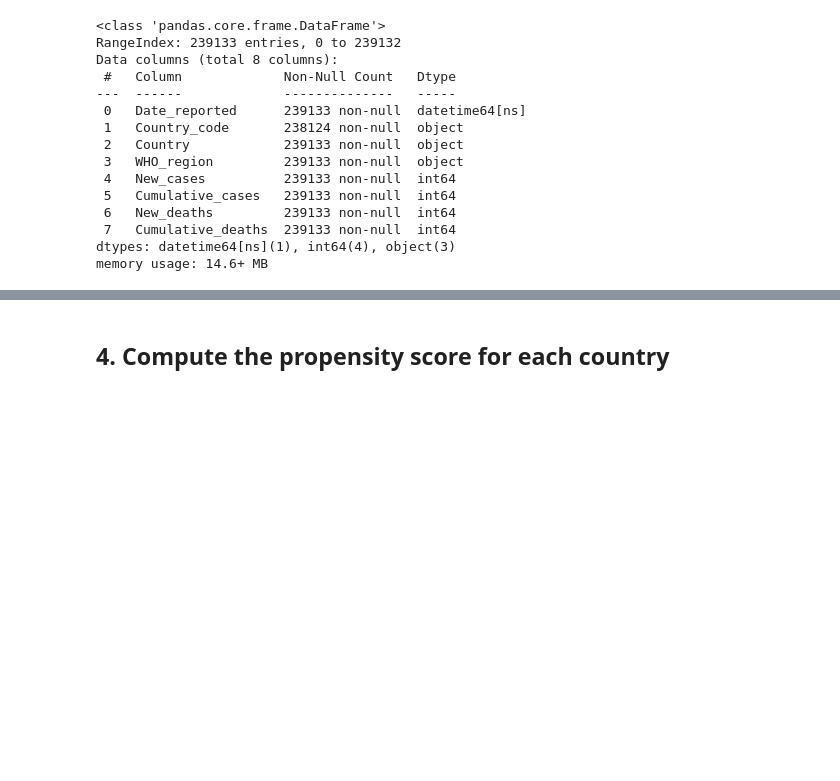
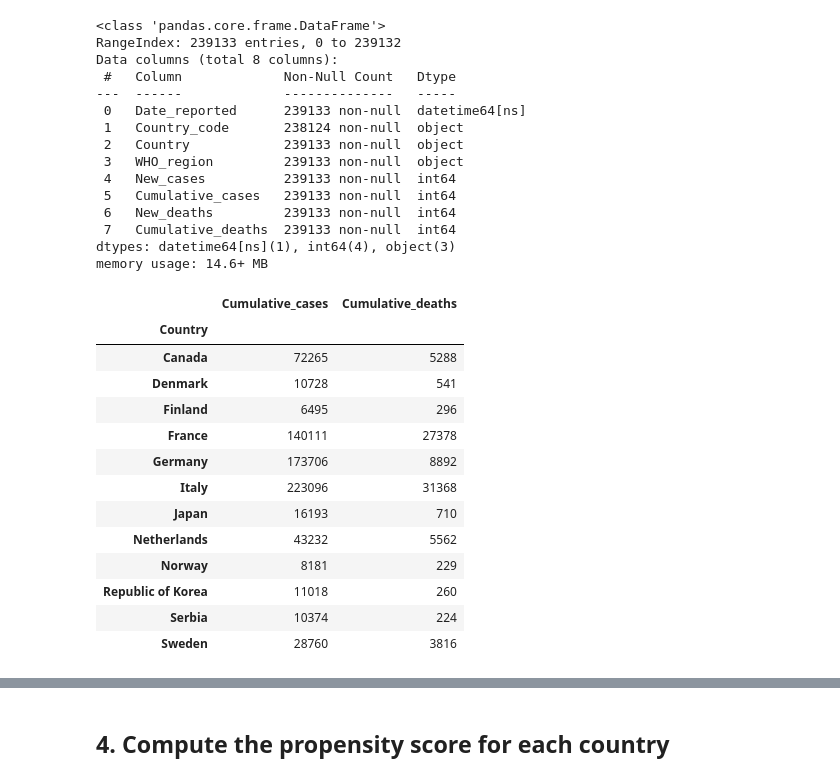
Before and after one commit to RiccardoBrioschi/The-pandemic-through-the-eyes-of-Internet, a Jupyter notebook: RQ3_Effects of attention on covid analysis.ipynb, the cells around one changed output, grey strips where cells are left out. Cells and saved outputs as stored; diff of their text form; code cells hidden in the pictures; blank space fills up the shorter version.

```diff
--- a/RQ3_Effects of attention on covid analysis.ipynb
+++ b/RQ3_Effects of attention on covid analysis.ipynb
@@ -1183,4 +1217,26 @@ Data columns (total 8 columns):
  7   Cumulative_deaths  239133 non-null  int64
 dtypes: datetime64[ns](1), int64(4), object(3)
 memory usage: 14.6+ MB
+# %%
+# get cumulative number of cases and deaths for the selected countries until the 15th of May, 2020
+covid_cummulative = covid_per_country[covid_per_country["Country"].isin(countries_list)].groupby("Country").apply(
+    lambda x : x[x["Date_reported"] == datetime(2020, 5, 15)][["Cumulative_cases", "Cumulative_deaths"]])
+covid_cummulative["Country"] = [idx[0] for idx in covid_cummulative.index]
+covid_cummulative = covid_cummulative.set_index("Country")
+covid_cummulative
+# %% [output]
+|  | Cumulative_cases | Cumulative_deaths |
+| Country |  |  |
+| Canada | 72265 | 5288 |
+| Denmark | 10728 | 541 |
+| Finland | 6495 | 296 |
+| France | 140111 | 27378 |
+| Germany | 173706 | 8892 |
+| Italy | 223096 | 31368 |
+| Japan | 16193 | 710 |
+| Netherlands | 43232 | 5562 |
+| Norway | 8181 | 229 |
+| Republic of Korea | 11018 | 260 |
+| Serbia | 10374 | 224 |
+| Sweden | 28760 | 3816 |
 # %%
```
Also changed, not shown: parts of 12 cells of this notebook.
